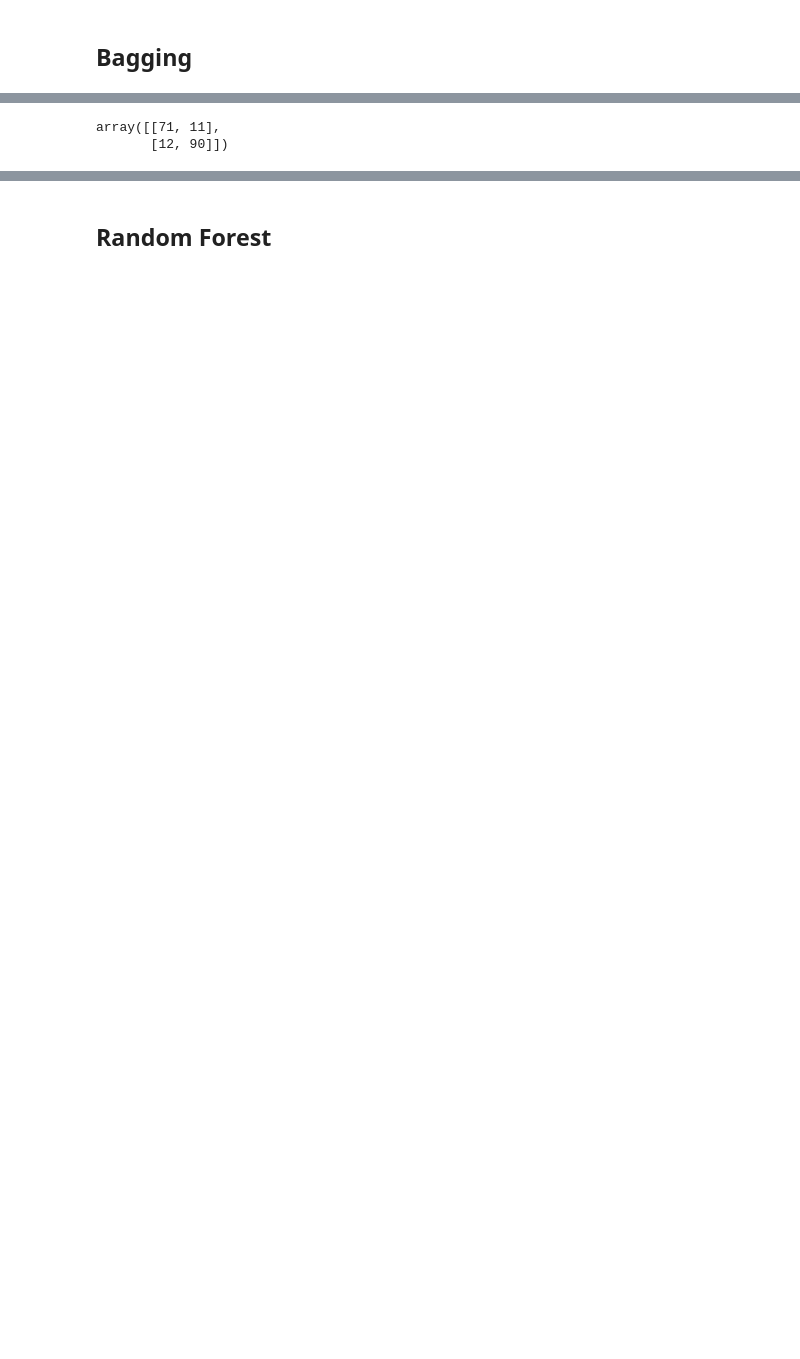
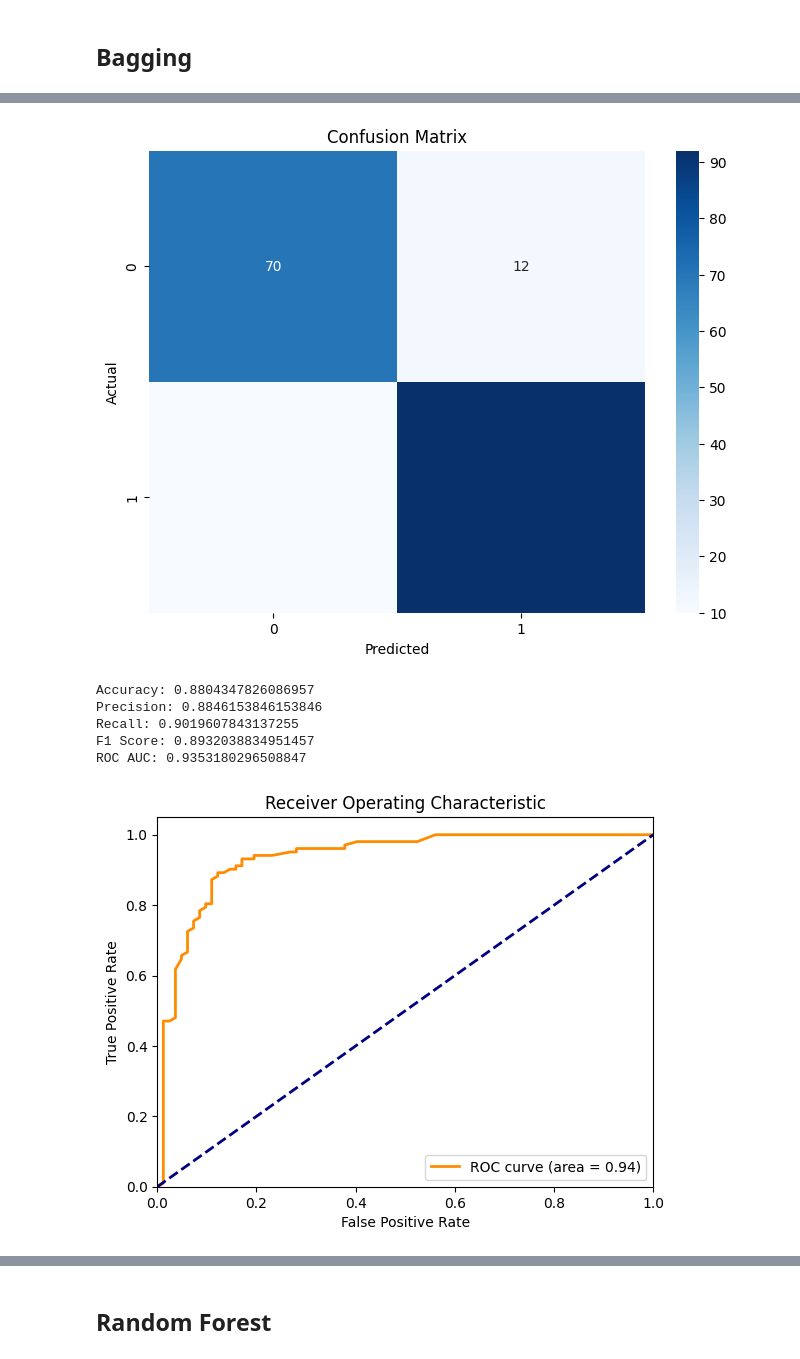
Before and after one commit to jessih828/Heart-Disease-Analytics, a Jupyter notebook: heart_attack_analytics.ipynb, the cells around one changed output, grey strips where cells are left out. Cells and saved outputs as stored; diff of their text form; code cells hidden in the pictures; blank space fills up the shorter version.

```diff
--- a/heart_attack_analytics.ipynb
+++ b/heart_attack_analytics.ipynb
@@ -408,12 +306,0 @@ print(roc_auc)
-# %%
-param_grid = {'min_samples_leaf' :[2,3,4,5,6]}
-
-BaggGrid = GridSearchCV(bgg_model, param_grid=param_grid, cv=20, scoring='accuracy', verbose=1)
-BaggGrid.fit(X_train,y_train)
-print("Best param: ", BaggGrid.best_params_)
-BaggGrid_model = RandomForestClassifier(n_estimators = 200, oob_score = True,
-                               min_samples_leaf = BaggGrid.best_params_["min_samples_leaf"])
-BaggGrid_model.fit(X_train,y_train)
-accBaggGrid=BaggGrid_model.oob_score_
-print("Accuracy OOB set - Bagging with Grid Searching: {0:.2%}".format(accBaggGrid))
-print(classification_report(y_test, BaggGrid_model.predict(X_test)))
@@ -432,5 +306,0 @@ weighted avg       0.88      0.88      0.88       184
-# %%
-confusion_matrix(y_test, BaggGrid_model.predict(X_test))
-# %% [output]
-array([[71, 11],
-       [12, 90]])
@@ -456,0 +307,62 @@ fig.show()
+# %%
+# Predictions
+y_train_pred = bgg_model.predict(X_train)
+y_test_pred = bgg_model.predict(X_test)
+y_test_prob = bgg_model.predict_proba(X_test)[:, 1]
+
+# Confusion Matrix
+conf_matrix = confusion_matrix(y_test, y_test_pred)
+plt.figure(figsize=(8, 6))
+sns.heatmap(conf_matrix, annot=True, fmt='d', cmap='Blues')
+plt.title('Confusion Matrix')
+plt.xlabel('Predicted')
+plt.ylabel('Actual')
+plt.show()
+
+# Accuracy
+accuracy = accuracy_score(y_test, y_test_pred)
+print(f"Accuracy: {accuracy}")
+
+# Precision
+precision = precision_score(y_test, y_test_pred)
+print(f"Precision: {precision}")
+
+# Recall
+recall = recall_score(y_test, y_test_pred)
+print(f"Recall: {recall}")
+
+# F1 Score
+f1 = f1_score(y_test, y_test_pred)
+print(f"F1 Score: {f1}")
+
+# ROC Curve and AUC
+fpr, tpr, _ = roc_curve(y_test, y_test_prob)
+roc_auc = roc_auc_score(y_test, y_test_prob)
+print(f"ROC AUC: {roc_auc}")
+
+# MSE
+mse = mean_squared_error(y_test, y_test_pred)
+print(f"Mean Squared Error: {mse}")
+
+# Mean Absolute Error
+mae = mean_absolute_error(y_test, y_test_pred)
+print(f"Mean Absolute Error: {mae}")
+
+plt.figure()
+plt.plot(fpr, tpr, color='darkorange', lw=2, label=f'ROC curve (area = {roc_auc:0.2f})')
+plt.plot([0, 1], [0, 1], color='navy', lw=2, linestyle='--')
+plt.xlim([0.0, 1.0])
+plt.ylim([0.0, 1.05])
+plt.xlabel('False Positive Rate')
+plt.ylabel('True Positive Rate')
+plt.title('Receiver Operating Characteristic')
+plt.legend(loc="lower right")
+plt.show()
+# %% [output]
+[figure, added]
+Accuracy: 0.8804347826086957
+Precision: 0.8846153846153846
+Recall: 0.9019607843137255
+F1 Score: 0.8932038834951457
+ROC AUC: 0.9353180296508847
+[figure, added]
```
Also changed, not shown: parts of 45 cells of this notebook, 3 other files.
